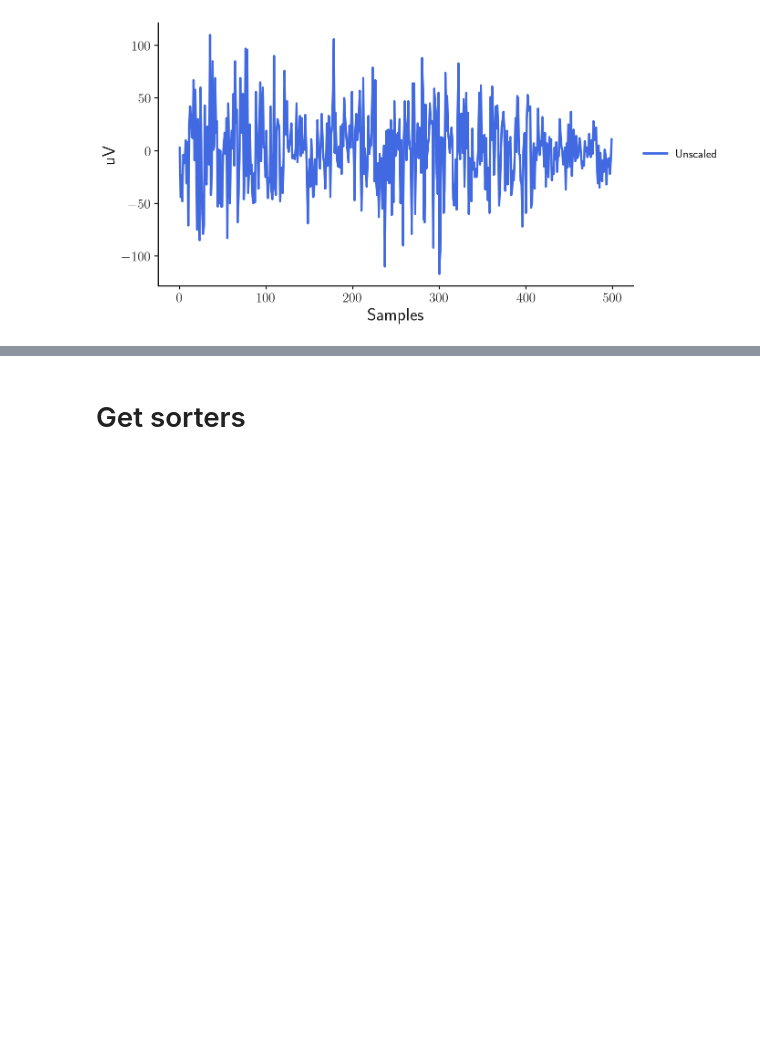
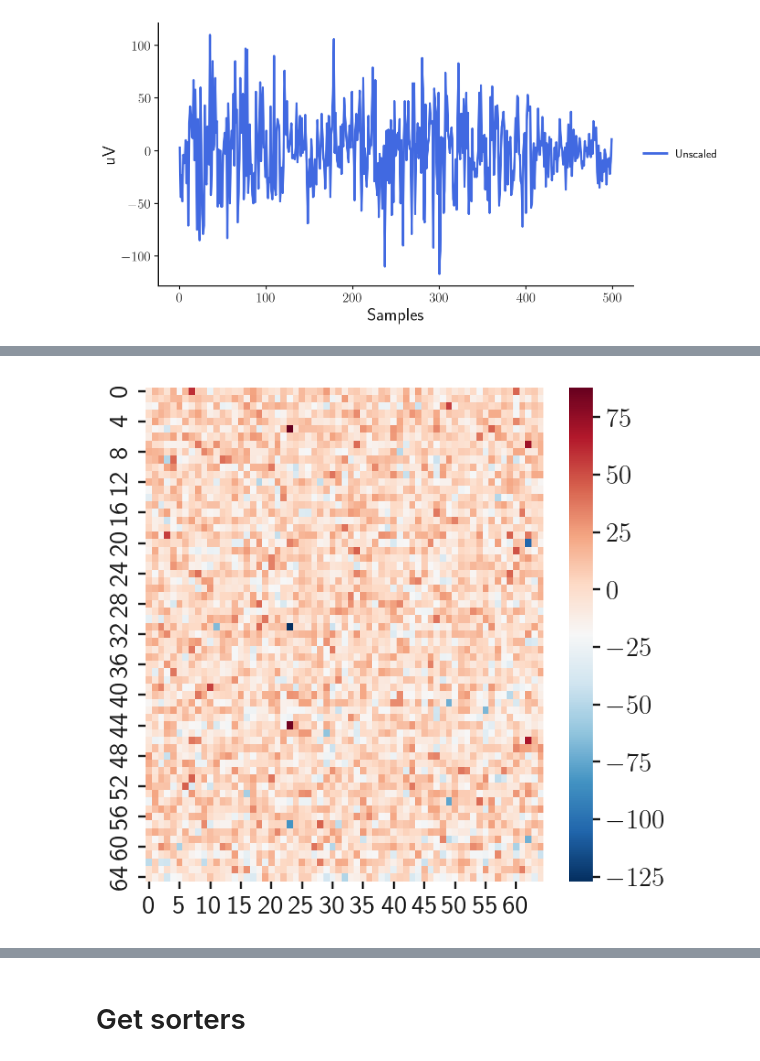
Before and after one commit to axelroques/SpikeSorting, a Jupyter notebook: test.ipynb, the cells around one changed output, grey strips where cells are left out. Cells and saved outputs as stored; diff of their text form; code cells hidden in the pictures; blank space fills up the shorter version.

```diff
--- a/test.ipynb
+++ b/test.ipynb
@@ -141,0 +192,18 @@ plt.show()
+# %%
+import seaborn as sns
+import numpy as np
+
+_, ax = plt.subplots(figsize=(5, 5))
+
+start = 20000
+end = 20100
+traces_raw = recording.get_traces(
+    start_frame=start,
+    end_frame=end
+)
+
+traces = np.reshape(traces_raw, (100, 65, 65))
+sns.heatmap(traces[0, :, :], cmap='RdBu_r')
+plt.show()
+# %% [output]
+[figure, added]
```
Also changed, not shown: parts of 14 cells of this notebook, 1 other file.
